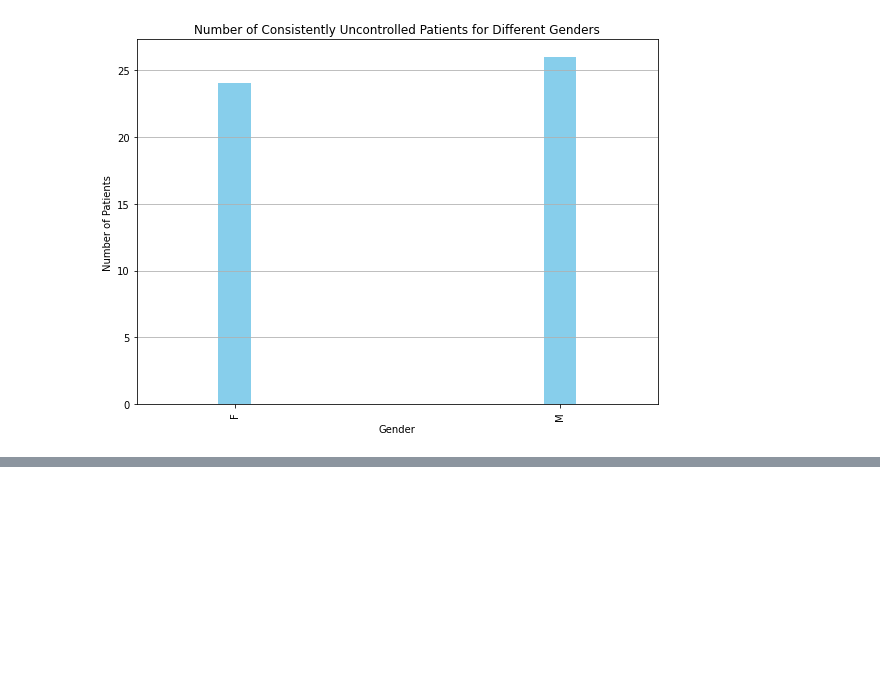
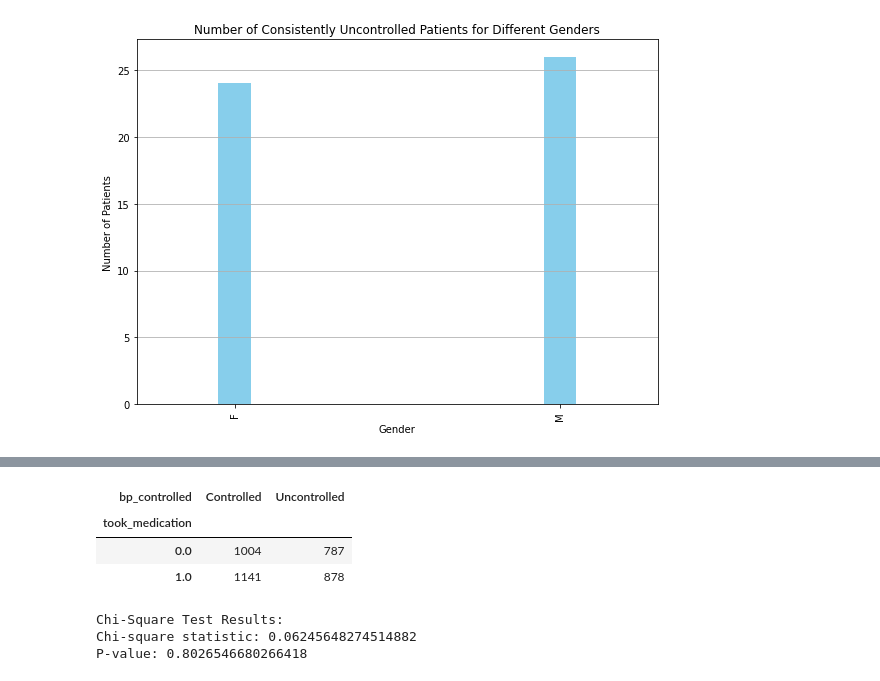
Before and after one commit to ruixuanzheng/iHealthChallenge, a Jupyter notebook: solution.ipynb, the cells around one changed output, grey strips where cells are left out. Cells and saved outputs as stored; diff of their text form; code cells hidden in the pictures; blank space fills up the shorter version.

```diff
--- a/solution.ipynb
+++ b/solution.ipynb
@@ -441,0 +490,19 @@ plt.show()
+# %%
+# Creating a contingency table (cross-tabulation)
+contingency_table = pd.crosstab(df['took_medication'], df['bp_controlled'])
+contingency_table
+# %% [output]
+| bp_controlled | Controlled | Uncontrolled |
+| took_medication |  |  |
+| 0.0 | 1004 | 787 |
+| 1.0 | 1141 | 878 |
+# %%
+# Performing chi-square test for independence
+chi2, p, dof, expected = chi2_contingency(contingency_table)
+print("\nChi-Square Test Results:")
+print(f"Chi-square statistic: {chi2}")
+print(f"P-value: {p}")
+# %% [output]
+Chi-Square Test Results:
+Chi-square statistic: 0.06245648274514882
+P-value: 0.8026546680266418
```
Also changed, not shown: parts of 13 cells of this notebook.
